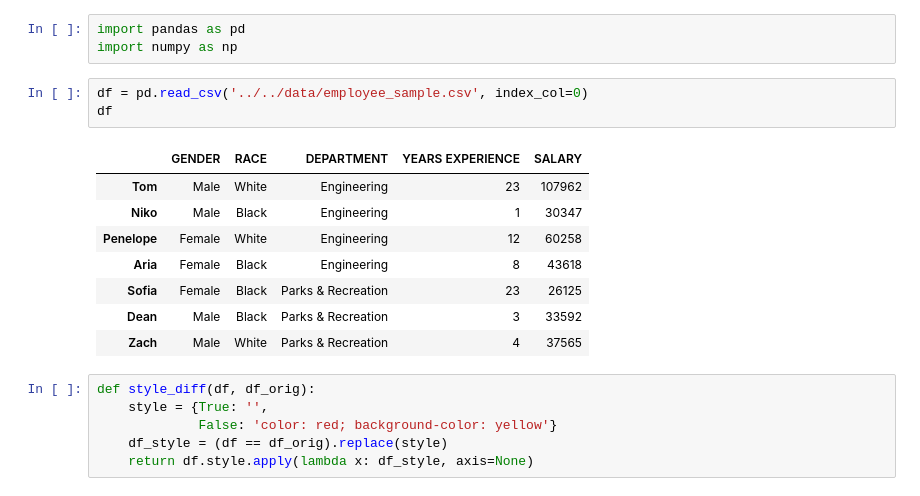
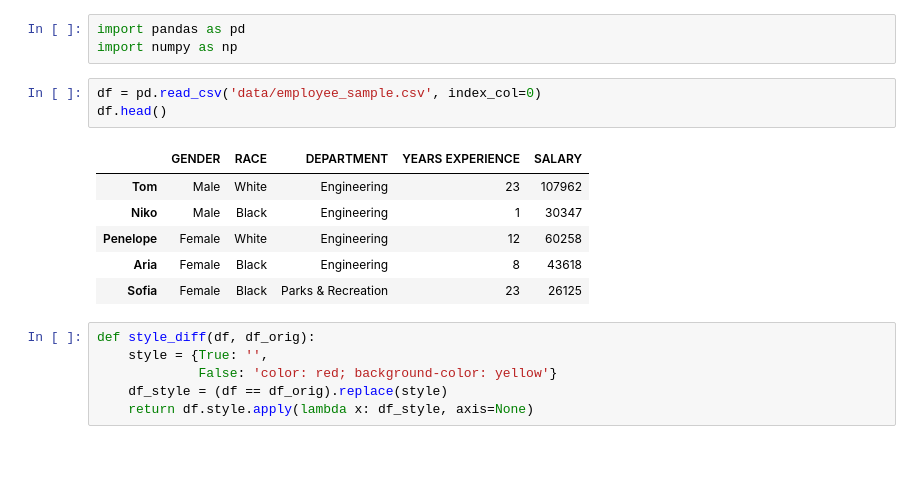
Before and after one commit to IcaroMourao/ufc-data-science, a Jupyter notebook: 03 Assigning subsets of data.ipynb, the cells around one changed output. Cells and saved outputs as stored; diff of their text form; blank space fills up the shorter version.

```diff
--- a/03 Assigning subsets of data.ipynb
+++ b/03 Assigning subsets of data.ipynb
@@ -569,17 +568,15 @@ We will continue to use the employee sample DataFrame for all the exercises in t
 import pandas as pd
 import numpy as np
 # %%
-df = pd.read_csv('../../data/employee_sample.csv', index_col=0)
-df
+df = pd.read_csv('data/employee_sample.csv', index_col=0)
+df.head()
 # %% [output]
 |  | GENDER | RACE | DEPARTMENT | YEARS EXPERIENCE | SALARY |
 | Tom | Male | White | Engineering | 23 | 107962 |
 | Niko | Male | Black | Engineering | 1 | 30347 |
 | Penelope | Female | White | Engineering | 12 | 60258 |
 | Aria | Female | Black | Engineering | 8 | 43618 |
 | Sofia | Female | Black | Parks & Recreation | 23 | 26125 |
-| Dean | Male | Black | Parks & Recreation | 3 | 33592 |
-| Zach | Male | White | Parks & Recreation | 4 | 37565 |
 # %%
 def style_diff(df, df_orig):
     style = {True: '',
```
Also changed, not shown: parts of 15 cells of this notebook, 2 other files.
